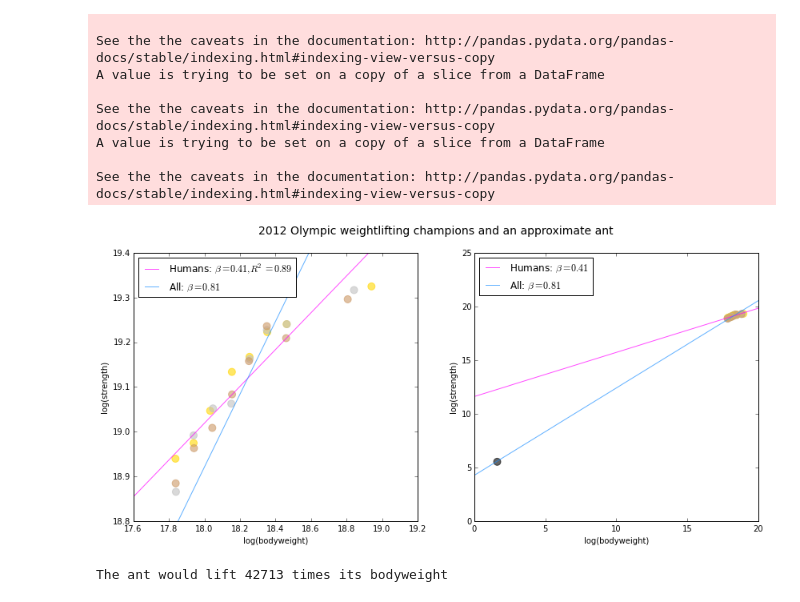
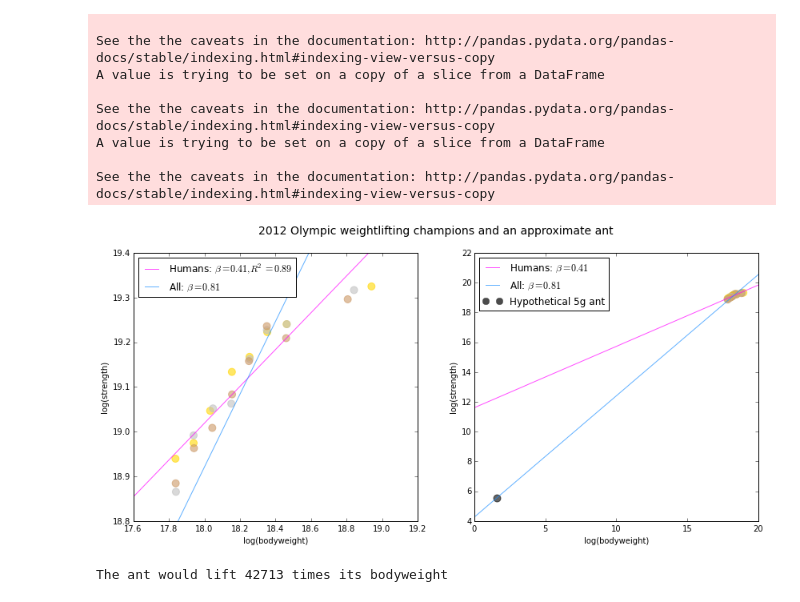
Before and after one commit to pvarsh/various-bits, a Jupyter notebook: weightlifting-ant/weightlifting.ipynb, the cells around one changed output. Cells and saved outputs as stored; diff of their text form; code cells hidden in the pictures.

Commit message:
Improved legend

```diff
--- a/weightlifting-ant/weightlifting.ipynb
+++ b/weightlifting-ant/weightlifting.ipynb
@@ -88,41 +88,46 @@ ax2.scatter(x = np.log(results.bodyweight * 1000000),\
 xmin1, xmax1 = ax1.get_xlim()
 ymin1, ymax1 = ax1.get_ylim()
 xmin2, xmax2 = ax2.get_xlim()
+ymin2, ymax2 = ax2.get_ylim()
 
 xmin, xmax = ax2.get_xlim()
 x = np.linspace(xmin, xmax, 100)
 
 # labels for legend
 label_humans1 = r'Humans: $\beta = %2.2f, R^2 = %0.2f$' %(fit_humans.params.x1, fit_humans.rsquared)
 label_humans = r'Humans: $\beta = %2.2f$' %fit_humans.params.x1
 label_all = r'All: $\beta = %2.2f$' %fit_all.params.x1
 
 # fit lines
 ax1.plot(x, (fit_humans.params.const + fit_humans.params.x1 * x), color = 'magenta', label = label_humans1, alpha = 0.7)
 ax1.plot(x, (fit_all.params.const + fit_all.params.x1 * x), color = 'dodgerblue', label = label_all, alpha = 0.7)
-
 ax2.plot(x, (fit_humans.params.const + fit_humans.params.x1 * x), color = 'magenta', label = label_humans, alpha = 0.7)
 ax2.plot(x, (fit_all.params.const + fit_all.params.x1 * x), color = 'dodgerblue', label = label_all, alpha = 0.7)
+
+# plot fake ant offscreen for legend
+ax2.plot(-10, -10, label = "Hypothetical 5g ant", color = "darkgray", marker = 'o', mfc = "black", ms = 8, ls = 'none', alpha = 0.7)
 
 # set axis limits
 ax1.set_xlim(xmin1, xmax1)
 ax1.set_ylim(ymin1, ymax1)
 ax2.set_xlim(xmin2, xmax2)
+ax2.set_ylim(ymin2, ymax2)
+
 
 # axis labels
 ax1.set_xlabel("log(bodyweight)")
 ax1.set_ylabel("log(strength)")
 ax2.set_xlabel("log(bodyweight)")
 ax2.set_ylabel("log(strength)")
 fig2.suptitle("2012 Olympic weightlifting champions and an approximate ant", fontsize = 14)
 
 # legend
 ax1.legend(loc = 2)
 ax2.legend(loc = 2)
 
 plt.show()
 # %% [output]
-[figure, old version]
+[figure, new version]
 # %%
 predicted_strength = exp(fit_humans.params.const + fit_humans.params.x1 * log(5))
 predicted_strength_in_bodyweight = predicted_strength / 5
```
